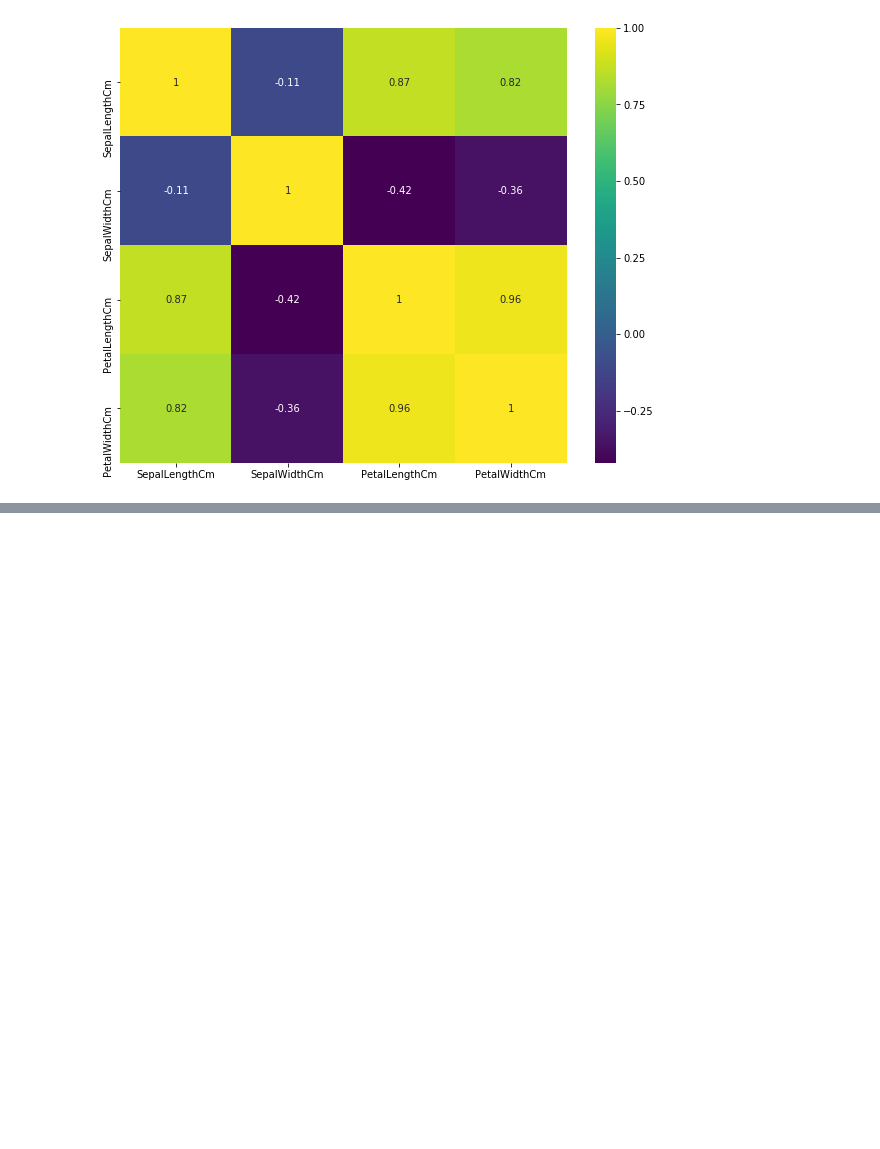
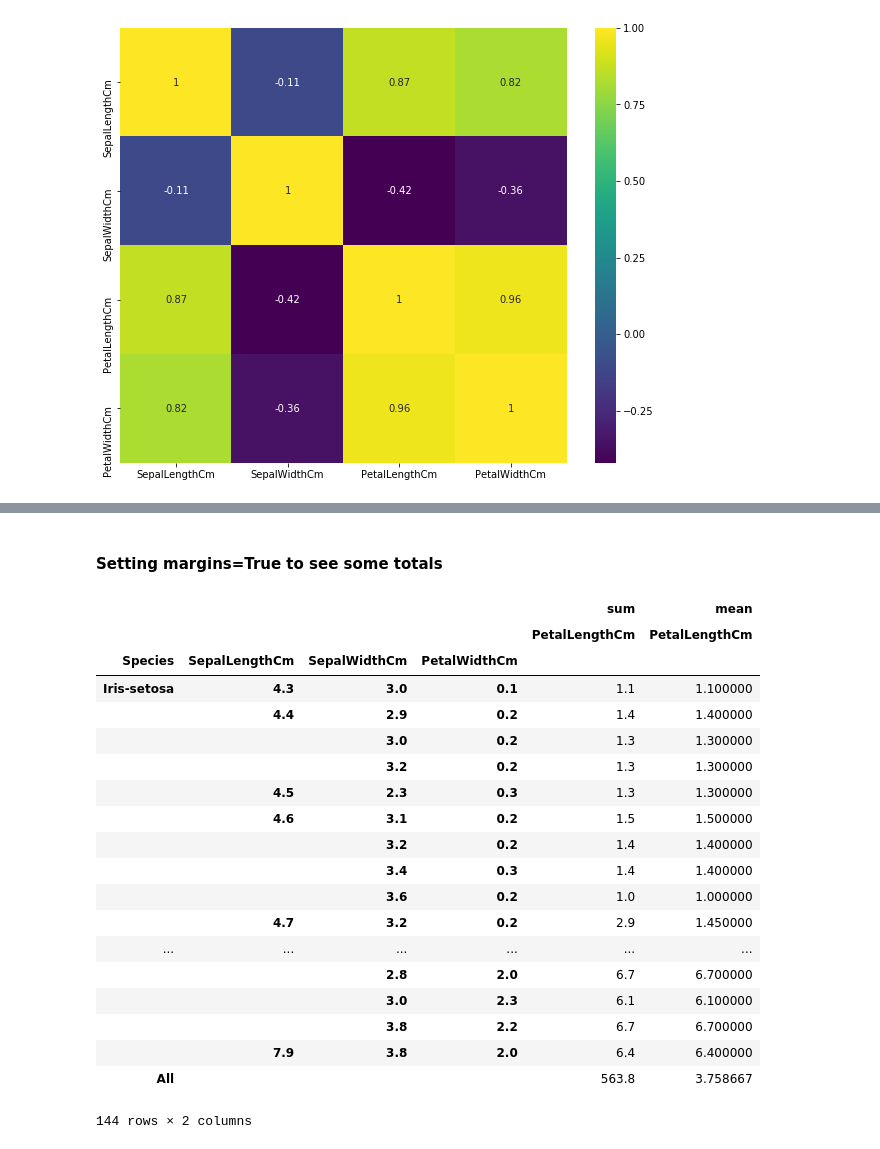
Before and after one commit to skazi019/Iris-dataset-analysis, a Jupyter notebook: iris_analysis.ipynb, the cells around one changed output, grey strips where cells are left out. Cells and saved outputs as stored; diff of their text form; code cells hidden in the pictures; blank space fills up the shorter version.

```diff
--- a/iris_analysis.ipynb
+++ b/iris_analysis.ipynb
@@ -479,0 +588,7 @@ plt.show()
+# %%
+import pandas as pd
+url = "https://archive.ics.uci.edu/ml/machine-learning-databases/iris/iris.data"
+names = ['SepalLengthCm', 'SepalWidthCm', 'PetalLengthCm', 'PetalWidthCm', 'Species']
+iris1 = pd.read_csv(url, names=names)
+iris1.insert(0, 'id', range(1, 1 + len(iris1)))
+print(iris1.head(10))
@@ -479,0 +757,27 @@ plt.show()
+# %% [markdown]
+#### Setting margins=True to see some totals
+# %%
+pd.pivot_table(iris1, index=['Species','SepalLengthCm','SepalWidthCm','PetalWidthCm'],
+               values=['PetalLengthCm'],
+               aggfunc=[np.sum, np.mean], fill_value=0, margins=True)
+# %% [output]
+|  |  |  |  | sum | mean |
+|  |  |  |  | PetalLengthCm | PetalLengthCm |
+| Species | SepalLengthCm | SepalWidthCm | PetalWidthCm |  |  |
+| Iris-setosa | 4.3 | 3.0 | 0.1 | 1.1 | 1.100000 |
+|  | 4.4 | 2.9 | 0.2 | 1.4 | 1.400000 |
+|  |  | 3.0 | 0.2 | 1.3 | 1.300000 |
+|  |  | 3.2 | 0.2 | 1.3 | 1.300000 |
+|  | 4.5 | 2.3 | 0.3 | 1.3 | 1.300000 |
+|  | 4.6 | 3.1 | 0.2 | 1.5 | 1.500000 |
+|  |  | 3.2 | 0.2 | 1.4 | 1.400000 |
+|  |  | 3.4 | 0.3 | 1.4 | 1.400000 |
+|  |  | 3.6 | 0.2 | 1.0 | 1.000000 |
+|  | 4.7 | 3.2 | 0.2 | 2.9 | 1.450000 |
+| ... | ... | ... | ... | ... | ... |
+|  |  | 2.8 | 2.0 | 6.7 | 6.700000 |
+|  |  | 3.0 | 2.3 | 6.1 | 6.100000 |
+|  |  | 3.8 | 2.2 | 6.7 | 6.700000 |
+|  | 7.9 | 3.8 | 2.0 | 6.4 | 6.400000 |
+| All |  |  |  | 563.8 | 3.758667 |
+144 rows × 2 columns
```
Also changed, not shown: parts of 39 cells of this notebook, 1 other file.
